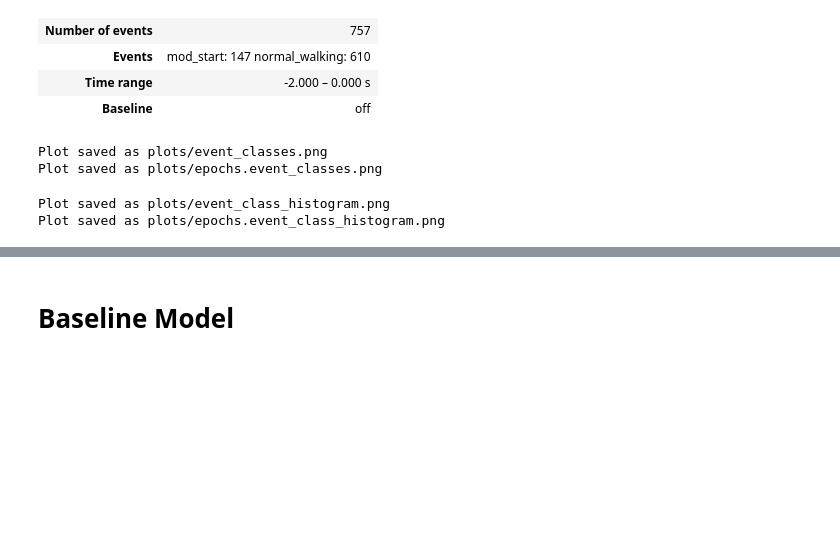
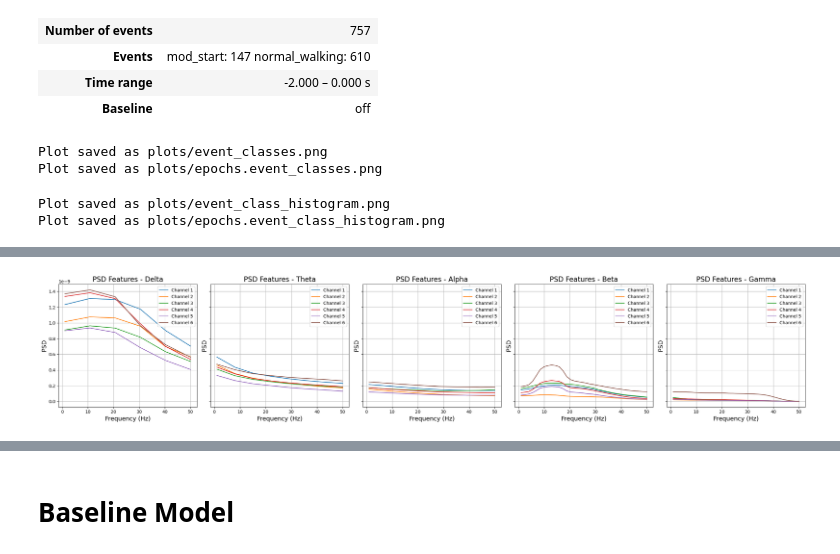
Before and after one commit to orabe/gaitmod, a Jupyter notebook: examples/lfp_all_data copy.ipynb, the cells around one changed output, grey strips where cells are left out. Cells and saved outputs as stored; diff of their text form; code cells hidden in the pictures; blank space fills up the shorter version.

```diff
--- a/examples/lfp_all_data copy.ipynb
+++ b/examples/lfp_all_data copy.ipynb
@@ -284,0 +467,36 @@ Plot saved as plots/epochs.event_class_histogram.png
+# %%
+def visualize_psd(psd_features):
+    """
+    Visualizes the PSD features for each frequency band.
+
+    Parameters:
+    - psd_features: Dictionary with frequency bands as keys and values as
+                    arrays of shape (n_epochs, n_channels, n_frequencies).
+    """
+    num_bands = len(psd_features)
+    num_channels = next(iter(psd_features.values())).shape[1]  # Get number of channels
+
+    # Create a figure with subplots for each frequency band
+    fig, axes = plt.subplots(1, num_bands, figsize=(5 * num_bands, 5), sharey=True)
+
+    # Plot each band
+    for i, (band, values) in enumerate(psd_features.items()):
+        mean_psd = values.mean(axis=0)  # Average across epochs
+        freqs = np.linspace(1, 50, values.shape[2])  # Example frequency range (adjust as necessary)
+
+        for ch in range(num_channels):
+            axes[i].plot(freqs, mean_psd[ch, :], label=f'Channel {ch + 1}')
+
+        # Add titles and labels
+        axes[i].set_title(f'PSD Features - {band.capitalize()}', fontsize=16)
+        axes[i].set_xlabel('Frequency (Hz)', fontsize=14)
+        axes[i].set_ylabel('PSD', fontsize=14)
+        axes[i].legend(loc='upper right')
+        axes[i].grid(True)
+
+    plt.tight_layout()
+    plt.show()
+
+visualize_psd(psd_features) # Plot PSD features
+# %% [output]
+[figure, added]
```
Also changed, not shown: parts of 26 cells of this notebook, 24 other files.
